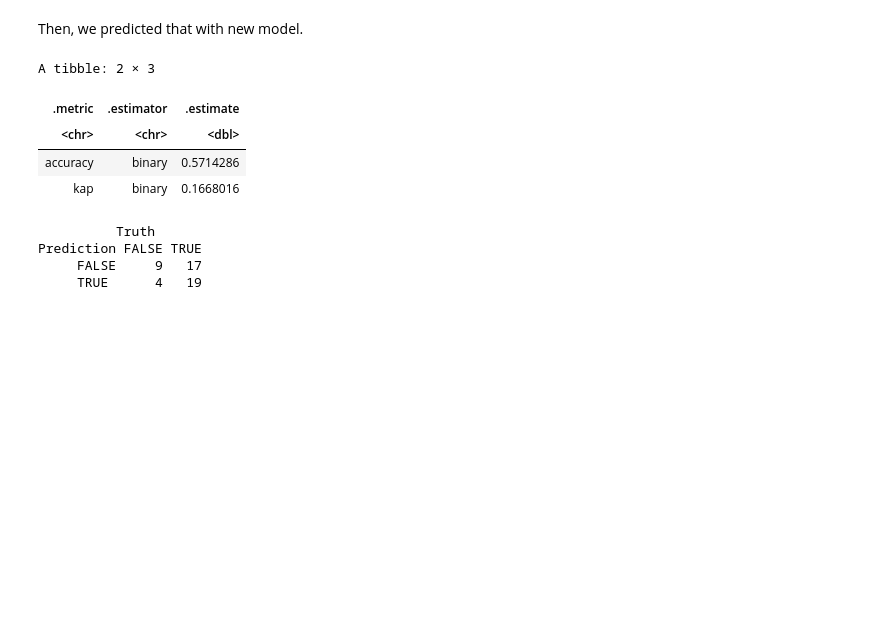
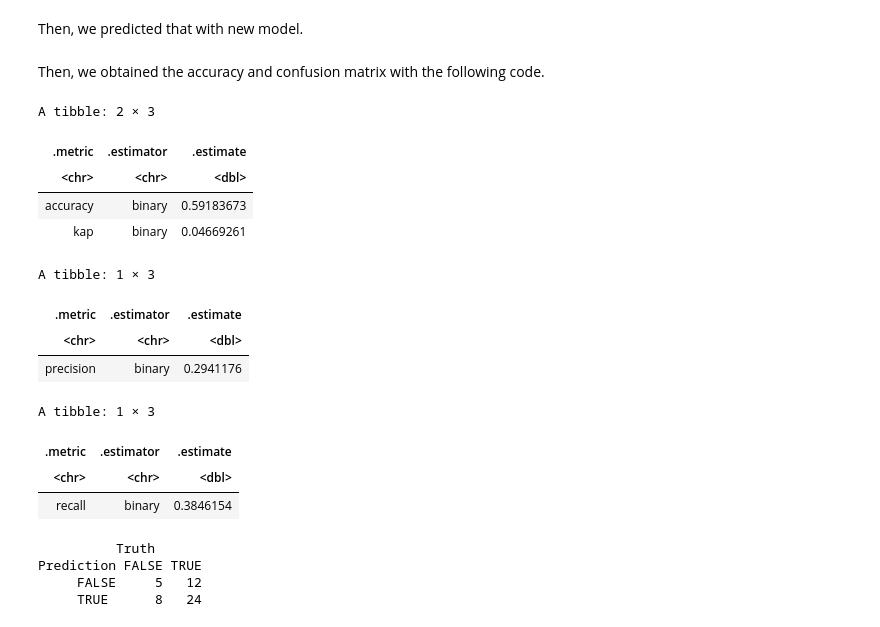
Before and after one commit to Lada496/dsci-100-project-005-15, a Jupyter notebook: main.ipynb, the cells around one changed output. Drawn from its saved outputs; the diff is of its cells as text; code cells hidden in the pictures; blank space fills up the shorter version.

Commit message:
added precision and recall

```diff
--- a/main.ipynb
+++ b/main.ipynb
@@ -303,19 +293,36 @@ Then, we obtained the accuracy and confusion matrix with the following code.
+# %% [markdown]
+Then, we obtained the accuracy and confusion matrix with the following code.
 # %%
 player_prediction_accuracy <- player_predictions |>
         metrics(truth = subscribe, estimate = .pred_class)
+player_prediction_accuracy
 
-player_prediction_accuracy
+player_prediction_precision <- player_predictions |>
+        precision(truth = subscribe, estimate = .pred_class)
+player_prediction_precision
+
+player_prediction_recall <- player_predictions |>
+        recall(truth = subscribe, estimate = .pred_class)
+player_prediction_recall
 
 player_mat <- player_predictions |>
       conf_mat(truth = subscribe, estimate = .pred_class)
 player_mat
 # %% [output]
 A tibble: 2 × 3
 | .metric | .estimator | .estimate |
 | <chr> | <chr> | <dbl> |
-| accuracy | binary | 0.5714286 |
-| kap | binary | 0.1668016 |
+| accuracy | binary | 0.59183673 |
+| kap | binary | 0.04669261 |
-          Truth
-Prediction FALSE TRUE
-     FALSE     9   17
-     TRUE      4   19
+A tibble: 1 × 3
+| .metric | .estimator | .estimate |
+| <chr> | <chr> | <dbl> |
+| precision | binary | 0.2941176 |
+A tibble: 1 × 3
+| .metric | .estimator | .estimate |
+| <chr> | <chr> | <dbl> |
+| recall | binary | 0.3846154 |
+          Truth
+Prediction FALSE TRUE
+     FALSE     5   12
+     TRUE      8   24
```
Also changed, not shown: parts of 7 cells of this notebook.
